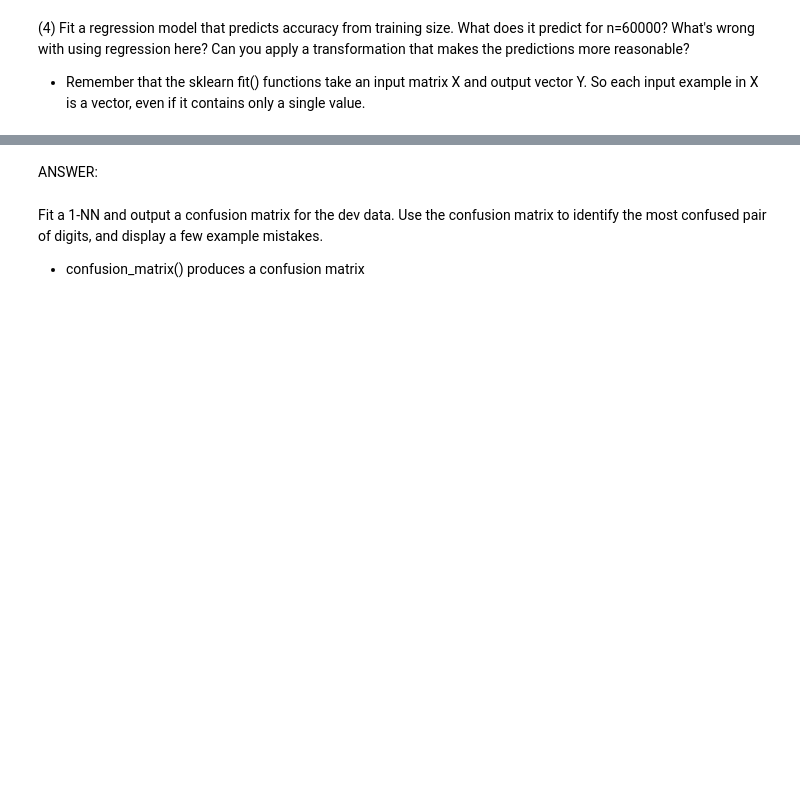
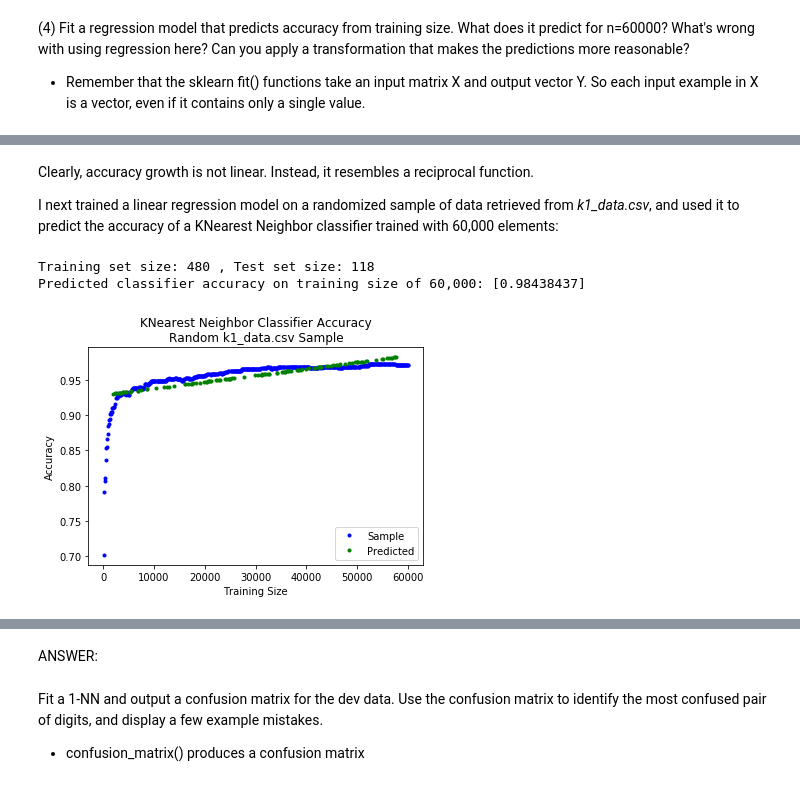
Before and after one commit to bdandersen-berkeley/mids, a Jupyter notebook: W207/homework/brad_andersen_p1.ipynb, the cells around one changed output, grey strips where cells are left out. Cells and saved outputs as stored; diff of their text form; code cells hidden in the pictures; blank space fills up the shorter version.

```diff
--- a/W207/homework/brad_andersen_p1.ipynb
+++ b/W207/homework/brad_andersen_p1.ipynb
@@ -428,0 +444,45 @@ P4()
+# %% [markdown]
+Clearly, accuracy growth is not linear.  Instead, it resembles a reciprocal function.
+
+I next trained a linear regression model on a randomized sample of data retrieved from *k1_data.csv*, and used it to predict the accuracy of a KNearest Neighbor classifier trained with 60,000 elements:
+# %%
+shuffle = np.random.permutation(np.arange(k1_accuracy_data.shape[0]))
+X, y = [k1_accuracy_data[row][0] for row in shuffle], [k1_accuracy_data[row][1] for row in shuffle]
+
+training_max_idx = int(np.trunc(k1_accuracy_data.shape[0] * 0.8))
+testing_max_idx = k1_accuracy_data.shape[0] - 1
+
+x_train_data = list()
+for i, elem in enumerate(X[:training_max_idx]):
+  x_train_data.append([elem])
+x_test_data = list()
+for i, elem in enumerate(X[training_max_idx + 1:testing_max_idx]):
+  x_test_data.append([elem])
+y_train_data = list()
+for i, elem in enumerate(y[:training_max_idx]):
+  y_train_data.append([elem])
+y_test_data = list()
+for i, elem in enumerate(y[training_max_idx + 1:testing_max_idx]):
+  y_test_data.append([elem])
+print "Training set size:", len(x_train_data), ", Test set size:", len(x_test_data)
+
+regression = LinearRegression().fit(np.array(x_train_data), np.array(y_train_data))
+y_predicted_data = regression.predict(x_test_data)
+predicted_n_60000 = regression.predict([[60000]])
+print "Predicted classifier accuracy on training size of 60,000:", predicted_n_60000[0]
+
+# Plot the data
+fig, ax = plt.subplots()
+ax.set(
+    title = "KNearest Neighbor Classifier Accuracy\nRandom k1_data.csv Sample",
+    ylabel = "Accuracy",
+    xlabel = "Training Size"
+)
+plt.plot(np.array(x_train_data), np.array(y_train_data), "b.", label = "Sample")
+plt.plot(np.array(x_test_data), np.array(y_predicted_data), "g.", label = "Predicted")
+ax.legend()
+plt.show()
+# %% [output]
+Training set size: 480 , Test set size: 118
+Predicted classifier accuracy on training size of 60,000: [0.98438437]
+[figure, added]
```
Also changed, not shown: parts of 9 cells of this notebook.
